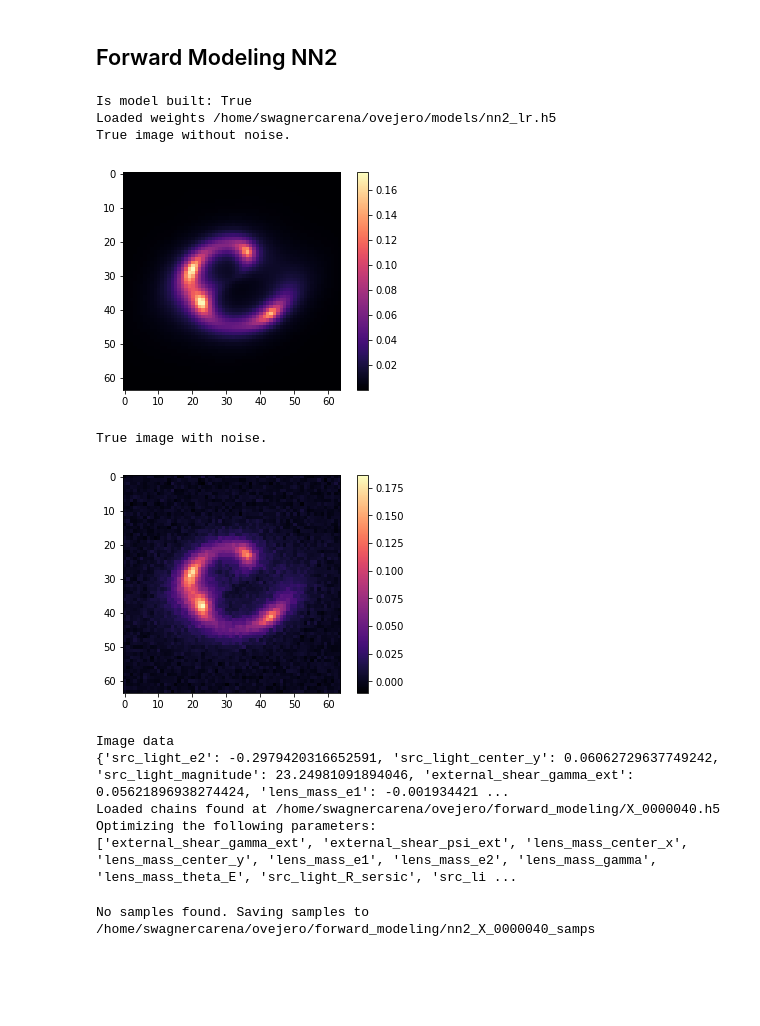
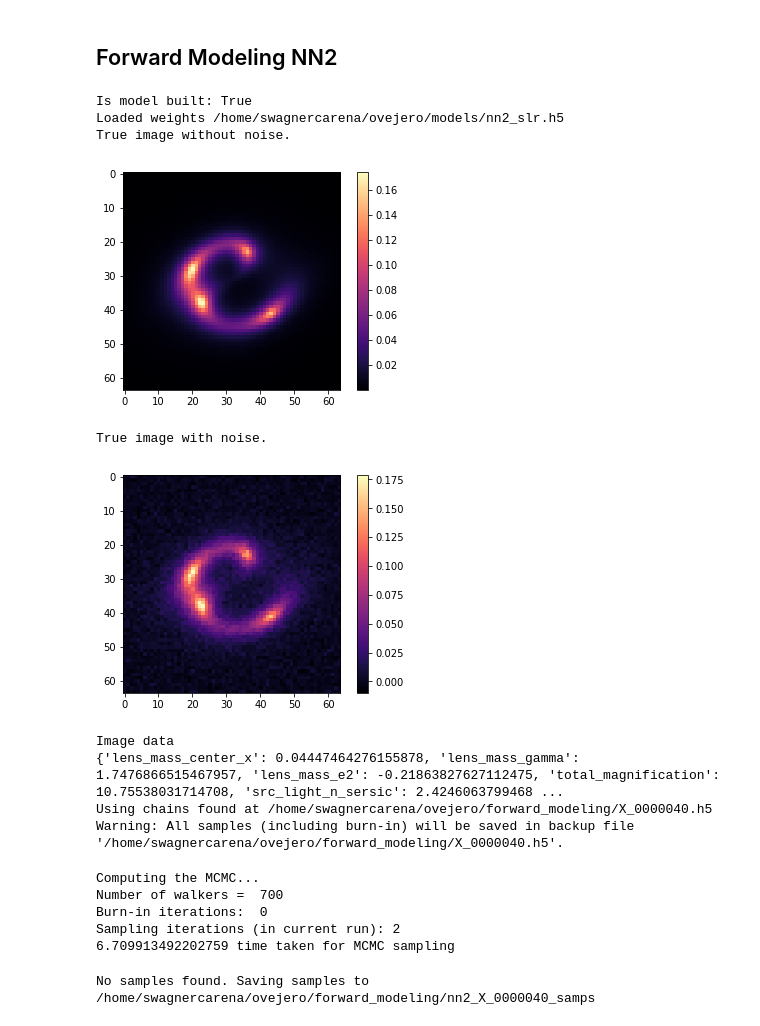
Before and after one commit to swagnercarena/ovejero, a Jupyter notebook: models/Forward_Modeling_Comparison.ipynb, the cells around one changed output. Saved outputs shown, nothing was run; the diff lists cells and outputs as text; code cells hidden in the pictures; blank space fills up the shorter version.

```diff
--- a/models/Forward_Modeling_Comparison.ipynb
+++ b/models/Forward_Modeling_Comparison.ipynb
@@ -107,27 +111,33 @@ NameError: name 'num_samples' is not defined
 # %% [markdown]
 ## Forward Modeling NN2
 # %%
-config_path = root_path + 'configs/nn2_lr.json'
+config_path = root_path + 'configs/nn2_slr.json'
 cfg = model_trainer.load_config(config_path)
 recursive_str_checker(cfg)
 
 fow_model = forward_modeling.ForwardModel(cfg)
 image_index = 40
 fow_model.select_image(image_index)
 n_walkers = 50
-save_path_chains = os.path.join(root_path,'forward_modeling/%s.h5'%(fow_model.image_dict['img_filename'][:-4]))
+save_path_chains = os.path.join(root_path,'forward_modeling/%s.h5'%(fow_model.true_values['img_filename'][:-4]))
 fow_model.initialize_sampler(n_walkers,save_path_chains)
+n_samps = 2
+fow_model.run_sampler(n_samps)
 # %% [output]
 Is model built: True
-Loaded weights /home/swagnercarena/ovejero/models/nn2_lr.h5
+Loaded weights /home/swagnercarena/ovejero/models/nn2_slr.h5
 True image without noise.
 [figure]
 True image with noise.
-[figure, old version]
+[figure, new version]
 Image data
-{'src_light_e2': -0.2979420316652591, 'src_light_center_y': 0.06062729637749242, 'src_light_magnitude': 23.24981091894046, 'external_shear_gamma_ext': 0.05621896938274424, 'lens_mass_e1': -0.001934421 ...
-Loaded chains found at /home/swagnercarena/ovejero/forward_modeling/X_0000040.h5
-Optimizing the following parameters:
-['external_shear_gamma_ext', 'external_shear_psi_ext', 'lens_mass_center_x', 'lens_mass_center_y', 'lens_mass_e1', 'lens_mass_e2', 'lens_mass_gamma', 'lens_mass_theta_E', 'src_light_R_sersic', 'src_li ...
+{'lens_mass_center_x': 0.04447464276155878, 'lens_mass_gamma': 1.7476866515467957, 'lens_mass_e2': -0.21863827627112475, 'total_magnification': 10.75538031714708, 'src_light_n_sersic': 2.4246063799468 ...
+Using chains found at /home/swagnercarena/ovejero/forward_modeling/X_0000040.h5
+Warning: All samples (including burn-in) will be saved in backup file '/home/swagnercarena/ovejero/forward_modeling/X_0000040.h5'.
+Computing the MCMC...
+Number of walkers =  700
+Burn-in iterations:  0
+Sampling iterations (in current run): 2
+6.709913492202759 time taken for MCMC sampling
 # %%
 num_samples = 1000
```
Also changed, not shown: parts of 10 cells of this notebook.
